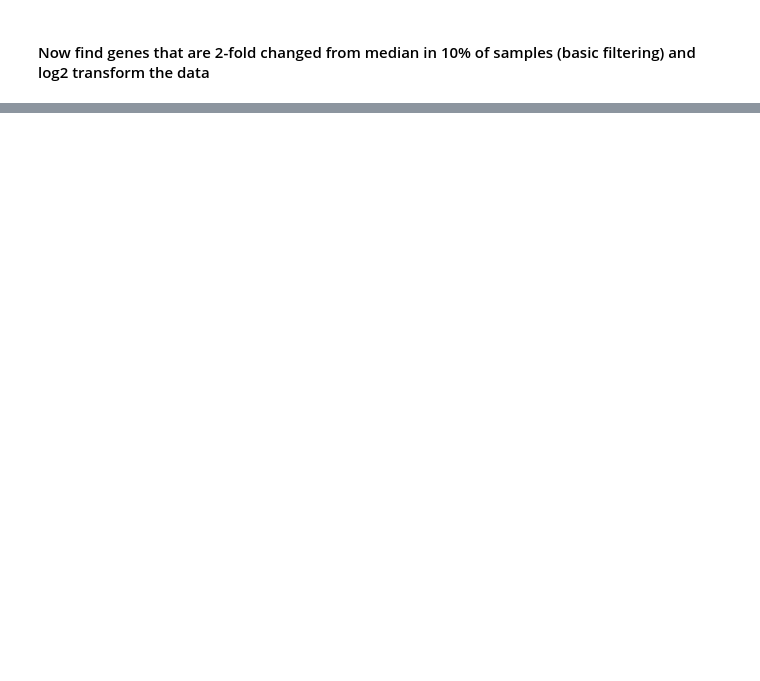
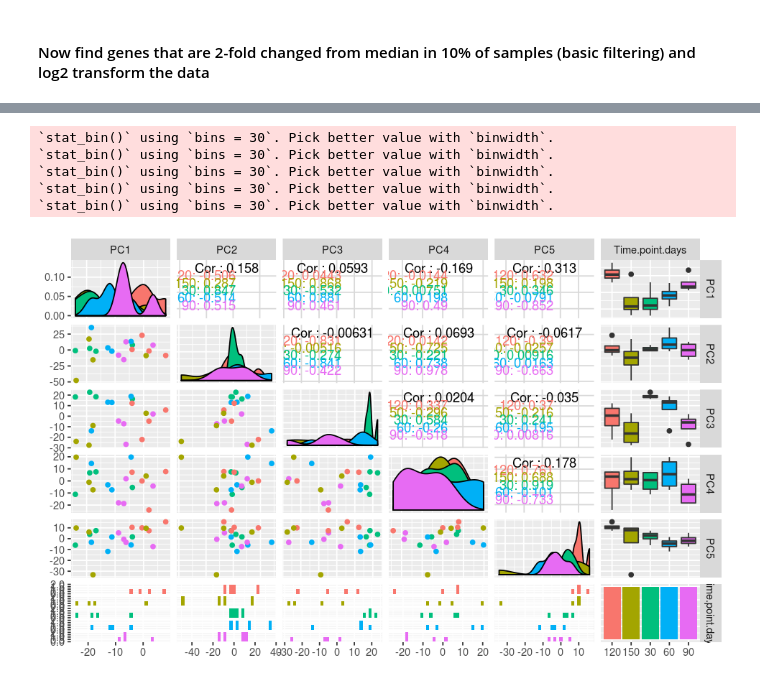
Before and after one commit to remi10001/TB, a Jupyter notebook: Time Since Infection RNA_Paper_Analysis.ipynb, the cells around one changed output, grey strips where cells are left out. Saved outputs shown, nothing was run; the diff lists cells and outputs as text; code cells hidden in the pictures; blank space fills up the shorter version.

```diff
--- a/Time Since Infection RNA_Paper_Analysis.ipynb
+++ b/Time Since Infection RNA_Paper_Analysis.ipynb
@@ -157,0 +190,11 @@ eset.B6.2xUDALO = normalization(eset.B6)
+# %%
+options(repr.plot.width=8, repr.plot.height=5)
+gg.PCA.B6.Mtb = gg.PCA.B6.days[eset.B6.2xUDALO$Infect.Status == "Mtb",]
+print(ggpairs(gg.PCA.B6.Mtb, aes(colour = Time.point.days)))
+# %% [output]
+`stat_bin()` using `bins = 30`. Pick better value with `binwidth`.
+`stat_bin()` using `bins = 30`. Pick better value with `binwidth`.
+`stat_bin()` using `bins = 30`. Pick better value with `binwidth`.
+`stat_bin()` using `bins = 30`. Pick better value with `binwidth`.
+`stat_bin()` using `bins = 30`. Pick better value with `binwidth`.
+[figure, added]
```
Also changed, not shown: parts of 53 cells of this notebook.
